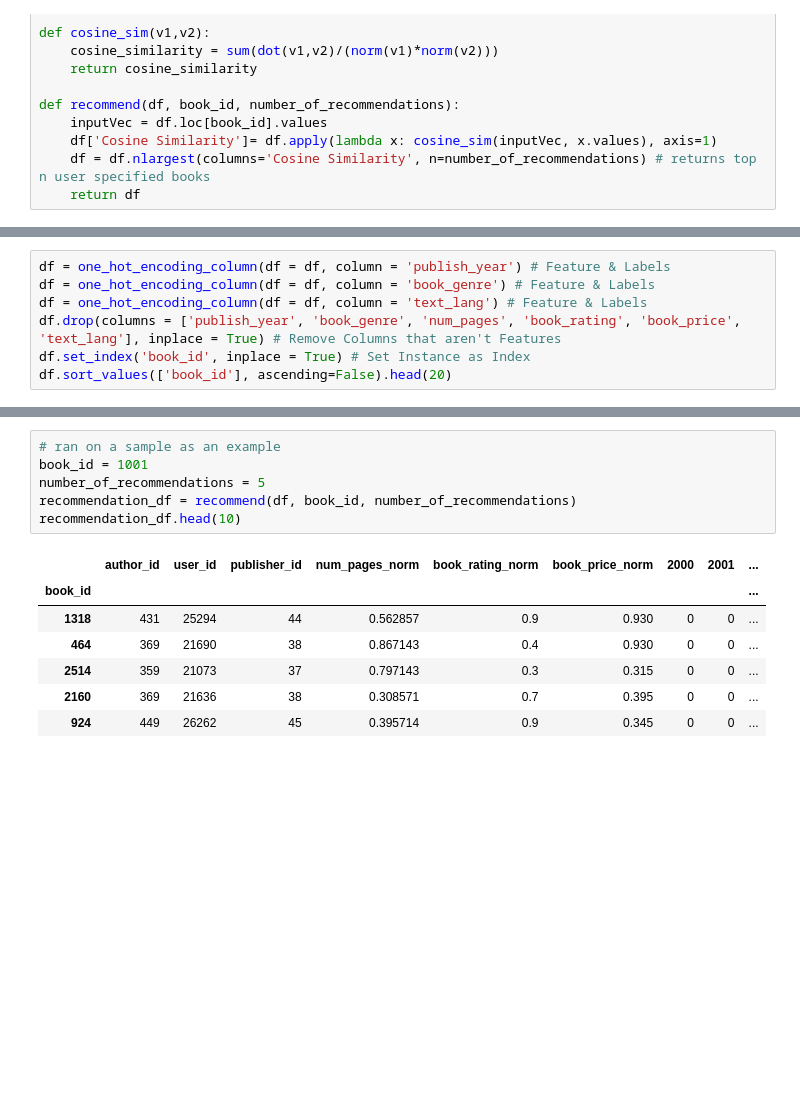
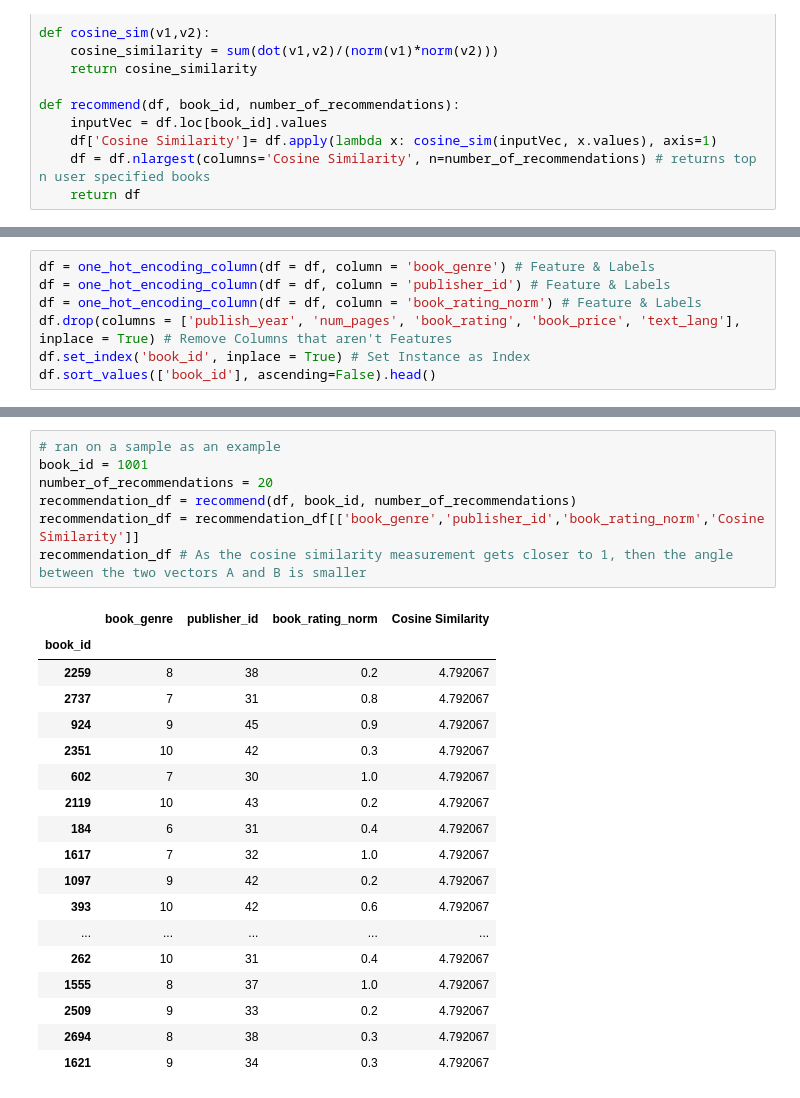
Before and after one commit to patrick-stephens-git/recommender-systems, a Jupyter notebook: content-based-filtering-recommender-system-(one-hot-encoding)/content-based-filtering-recommender-system-(one-hot-encoding).ipynb, the cells around one changed output, grey strips where cells are left out. Drawn from its saved outputs; the diff is of its cells as text; blank space fills up the shorter version.

```diff
--- a/content-based-filtering-recommender-system-(one-hot-encoding)/content-based-filtering-recommender-system-(one-hot-encoding).ipynb
+++ b/content-based-filtering-recommender-system-(one-hot-encoding)/content-based-filtering-recommender-system-(one-hot-encoding).ipynb
@@ -62,8 +62,8 @@ Dataset Shape: (100000, 13)
 # %%
-df = one_hot_encoding_column(df = df, column = 'publish_year') # Feature & Labels
 df = one_hot_encoding_column(df = df, column = 'book_genre') # Feature & Labels
-df = one_hot_encoding_column(df = df, column = 'text_lang') # Feature & Labels
-df.drop(columns = ['publish_year', 'book_genre', 'num_pages', 'book_rating', 'book_price', 'text_lang'], inplace = True) # Remove Columns that aren't Features
+df = one_hot_encoding_column(df = df, column = 'publisher_id') # Feature & Labels
+df = one_hot_encoding_column(df = df, column = 'book_rating_norm') # Feature & Labels
+df.drop(columns = ['publish_year', 'num_pages', 'book_rating', 'book_price', 'text_lang'], inplace = True) # Remove Columns that aren't Features
 df.set_index('book_id', inplace = True) # Set Instance as Index
-df.sort_values(['book_id'], ascending=False).head(20)
+df.sort_values(['book_id'], ascending=False).head()
 # %% [output]
@@ -88,17 +77,29 @@ df.sort_values(['book_id'], ascending=False).head(20)
 # %%
 # ran on a sample as an example
 book_id = 1001
-number_of_recommendations = 5
+number_of_recommendations = 20
 recommendation_df = recommend(df, book_id, number_of_recommendations)
-recommendation_df.head(10)
+recommendation_df = recommendation_df[['book_genre','publisher_id','book_rating_norm','Cosine Similarity']]
+recommendation_df # As the cosine similarity measurement gets closer to 1, then the angle between the two vectors A and B is smaller
 # %% [output]
-|  | author_id | user_id | publisher_id | num_pages_norm | book_rating_norm | book_price_norm | 2000 | 2001 | ... |
-| book_id |  |  |  |  |  |  |  |  | ... |
-| 1318 | 431 | 25294 | 44 | 0.562857 | 0.9 | 0.930 | 0 | 0 | ... |
-| 464 | 369 | 21690 | 38 | 0.867143 | 0.4 | 0.930 | 0 | 0 | ... |
-| 2514 | 359 | 21073 | 37 | 0.797143 | 0.3 | 0.315 | 0 | 0 | ... |
-| 2160 | 369 | 21636 | 38 | 0.308571 | 0.7 | 0.395 | 0 | 0 | ... |
-| 924 | 449 | 26262 | 45 | 0.395714 | 0.9 | 0.345 | 0 | 0 | ... |
+|  | book_genre | publisher_id | book_rating_norm | Cosine Similarity |
+| book_id |  |  |  |  |
+| 2259 | 8 | 38 | 0.2 | 4.792067 |
+| 2737 | 7 | 31 | 0.8 | 4.792067 |
+| 924 | 9 | 45 | 0.9 | 4.792067 |
+| 2351 | 10 | 42 | 0.3 | 4.792067 |
+| 602 | 7 | 30 | 1.0 | 4.792067 |
+| 2119 | 10 | 43 | 0.2 | 4.792067 |
+| 184 | 6 | 31 | 0.4 | 4.792067 |
+| 1617 | 7 | 32 | 1.0 | 4.792067 |
+| 1097 | 9 | 42 | 0.2 | 4.792067 |
+| 393 | 10 | 42 | 0.6 | 4.792067 |
+| ... | ... | ... | ... | ... |
+| 262 | 10 | 31 | 0.4 | 4.792067 |
+| 1555 | 8 | 37 | 1.0 | 4.792067 |
+| 2509 | 9 | 33 | 0.2 | 4.792067 |
+| 2694 | 8 | 38 | 0.3 | 4.792067 |
+| 1621 | 9 | 34 | 0.3 | 4.792067 |
 # %%
 # ran on a sample as an example
 book_id = 1318
```
Also changed, not shown: parts of 5 cells of this notebook, 2 other files.
